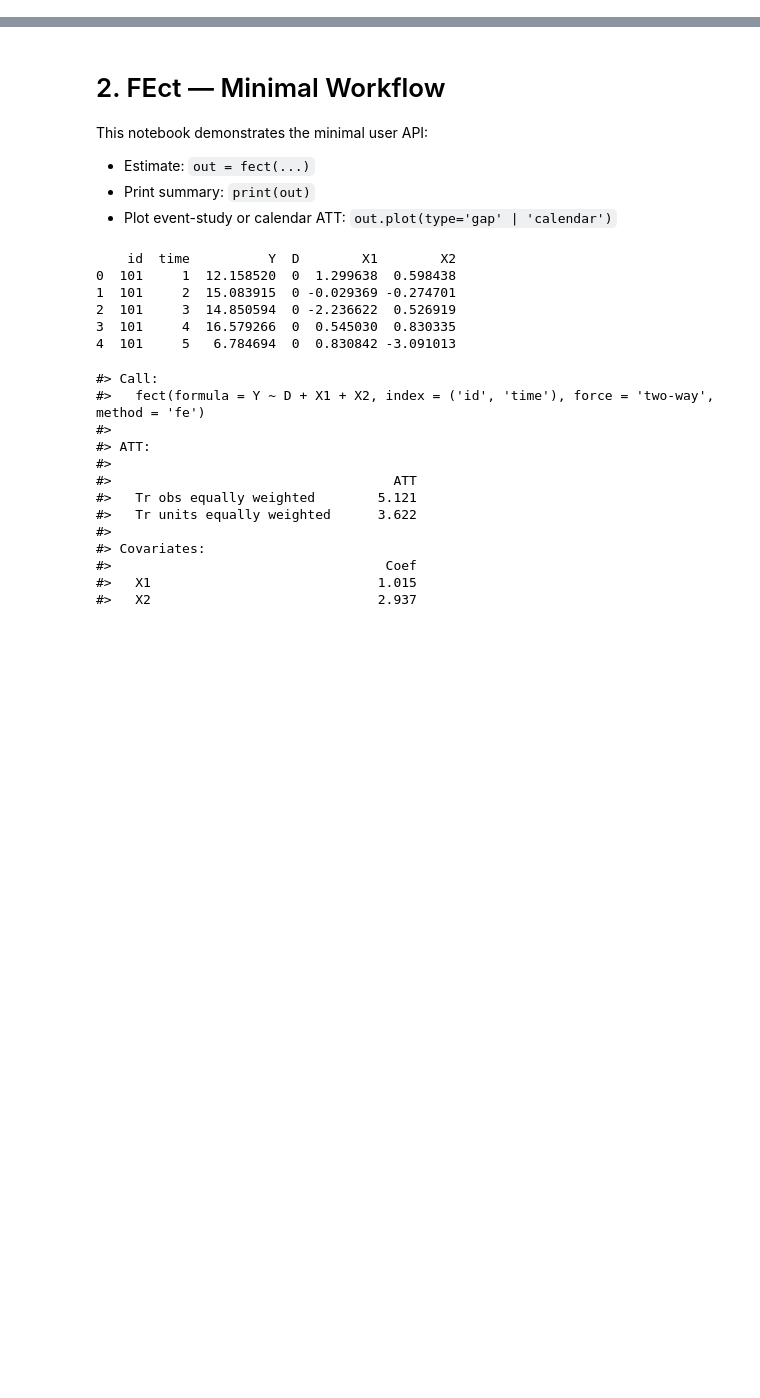
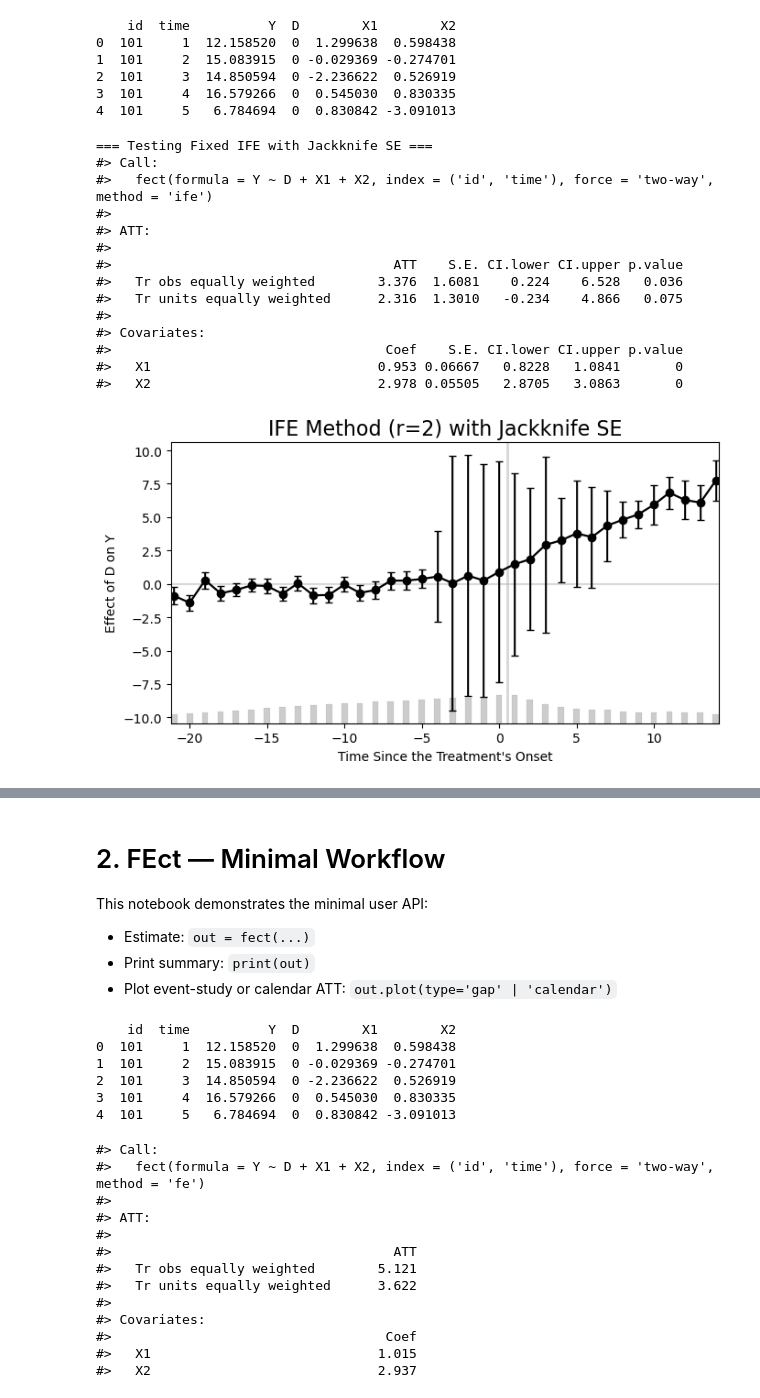
Before and after one commit to xuyiqing/fect_python, a Jupyter notebook: notebooks/02-fect.ipynb, the cells around one changed output, grey strips where cells are left out. Drawn from its saved outputs; the diff is of its cells as text; code cells hidden in the pictures; blank space fills up the shorter version.

```diff
--- a/notebooks/02-fect.ipynb
+++ b/notebooks/02-fect.ipynb
@@ -0,0 +1,60 @@
+# %%
+import numpy as np
+import pandas as pd
+import matplotlib.pyplot as plt
+from fect import fect  # minimal API
+from fect import data as fdata
+
+# Use packaged simulated dataset
+sim = fdata.simdata()
+
+required = {"id", "time", "Y", "D"}
+missing = required - set(sim.columns)
+if missing:
+    raise ValueError(f"simdata is missing required columns: {missing}")
+
+cols = ["id", "time", "Y", "D"]
+X_cols = []
+for c in ["X1", "X2"]:
+    if c in sim.columns:
+        cols.append(c)
+        X_cols.append(c)
+
+df = sim[cols].copy()
+print(df.head())
+# %% [output]
+    id  time          Y  D        X1        X2
+0  101     1  12.158520  0  1.299638  0.598438
+1  101     2  15.083915  0 -0.029369 -0.274701
+2  101     3  14.850594  0 -2.236622  0.526919
+3  101     4  16.579266  0  0.545030  0.830335
+4  101     5   6.784694  0  0.830842 -3.091013
+# %%
+# 测试修复后的IFE方法，现在jackknife应该正确工作了！
+print("=== Testing Fixed IFE with Jackknife SE ===")
+out_ife_jackknife = fect(
+    df, Y="Y", D="D", X=X_cols, index=("id","time"),
+    method="ife",  # Use IFE method
+    r=2,           # Number of factors (R selected r*=2)
+    se=True,
+    vartype="jackknife",
+    seed=123
+)
+print(out_ife_jackknife)
+out_ife_jackknife.plot(type='gap', main='IFE Method (r=2) with Jackknife SE');
+# %% [output]
+=== Testing Fixed IFE with Jackknife SE ===
+#> Call:
+#>   fect(formula = Y ~ D + X1 + X2, index = ('id', 'time'), force = 'two-way', method = 'ife')
+#>
+#> ATT:
+#>
+#>                                    ATT    S.E. CI.lower CI.upper p.value
+#>   Tr obs equally weighted        3.376  1.6081    0.224    6.528   0.036
+#>   Tr units equally weighted      2.316  1.3010   -0.234    4.866   0.075
+#>
+#> Covariates:
+#>                                   Coef    S.E. CI.lower CI.upper p.value
+#>   X1                             0.953 0.06667   0.8228   1.0841       0
+#>   X2                             2.978 0.05505   2.8705   3.0863       0
+[figure, added]
```
Also changed, not shown: parts of 8 cells of this notebook, 2 other files.
